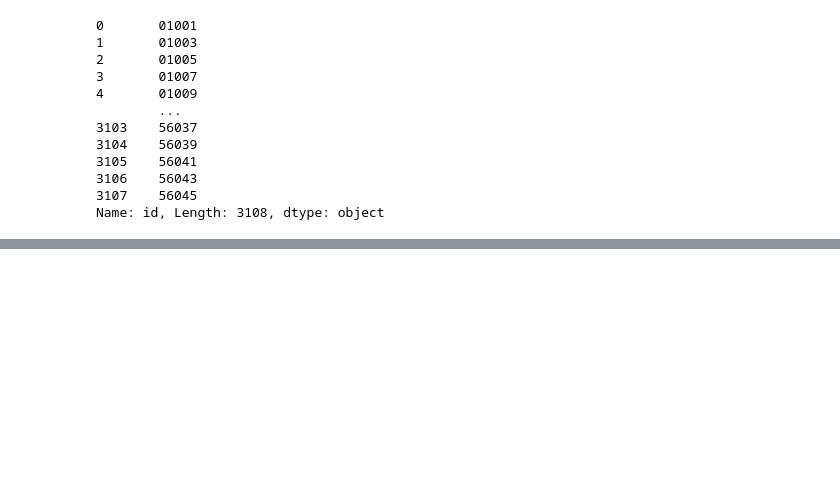
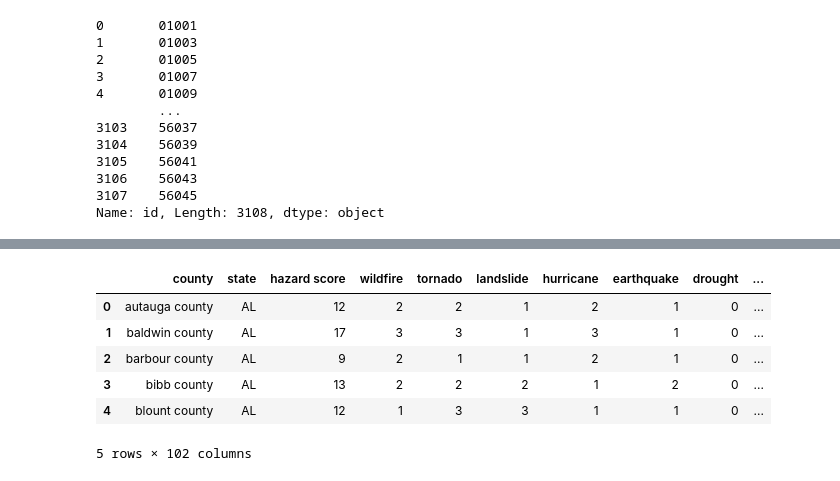
Before and after one commit to Agelf123/covid_predictions, a Jupyter notebook: code/jordan/Data in DSI Environ..ipynb, the cells around one changed output, grey strips where cells are left out. Cells and saved outputs as stored; diff of their text form; code cells hidden in the pictures; blank space fills up the shorter version.

```diff
--- a/code/jordan/Data in DSI Environ..ipynb
+++ b/code/jordan/Data in DSI Environ..ipynb
@@ -448,5 +410,5 @@ intermed = pd.merge(hazard, census, how= 'left')
 # %%
-intermed = pd.read_csv('intermed.csv')
+# intermed = pd.read_csv('intermed.csv')
 # %%
 intermed['id']
 # %% [output]
@@ -463,7 +425,7 @@ intermed['id']
 3107    0500000US56045
 Name: id, Length: 3108, dtype: object
 # %%
-intermed = intermed.drop(columns = ['Unnamed: 0'])
+intermed = intermed.drop(columns = ['unnamed: 0', 'unnamed: 1', 'unnamed: 2'])
 
 intermed['id'] = intermed['id'].str.slice(-5,)
 intermed['id']
@@ -559,0 +532,14 @@ comb.head()
+# %%
+intermed['hazard score'] = intermed['wildfire'] + intermed['tornado'] + intermed['landslide'] + intermed['hurricane'] + intermed['earthquake'] + intermed['drought'] + intermed['heatwave'] + intermed['avalanche'] + intermed['flood']
+# %%
+intermed.drop(columns = ['volcano', 'snowfall'], inplace = True)
+# %%
+intermed.head()
+# %% [output]
+|  | county | state | hazard score | wildfire | tornado | landslide | hurricane | earthquake | drought | ... |
+| 0 | autauga county | AL | 12 | 2 | 2 | 1 | 2 | 1 | 0 | ... |
+| 1 | baldwin county | AL | 17 | 3 | 3 | 1 | 3 | 1 | 0 | ... |
+| 2 | barbour county | AL | 9 | 2 | 1 | 1 | 2 | 1 | 0 | ... |
+| 3 | bibb county | AL | 13 | 2 | 2 | 2 | 1 | 2 | 0 | ... |
+| 4 | blount county | AL | 12 | 1 | 3 | 3 | 1 | 1 | 0 | ... |
+5 rows × 102 columns
```
Also changed, not shown: parts of 30 cells of this notebook, 3 other files.
